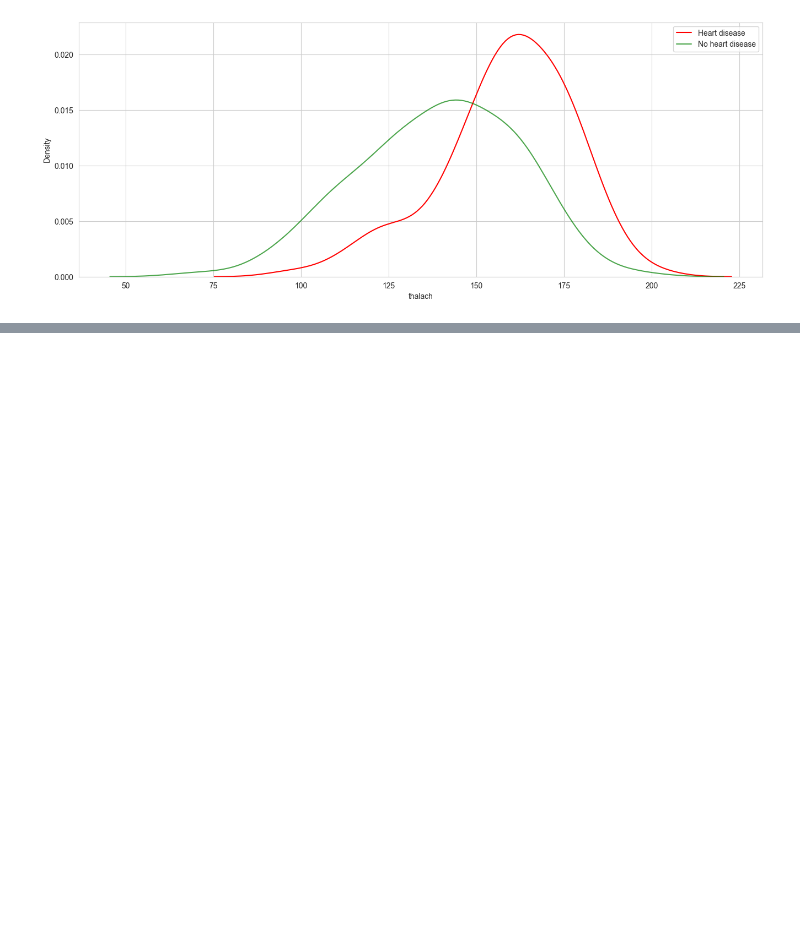
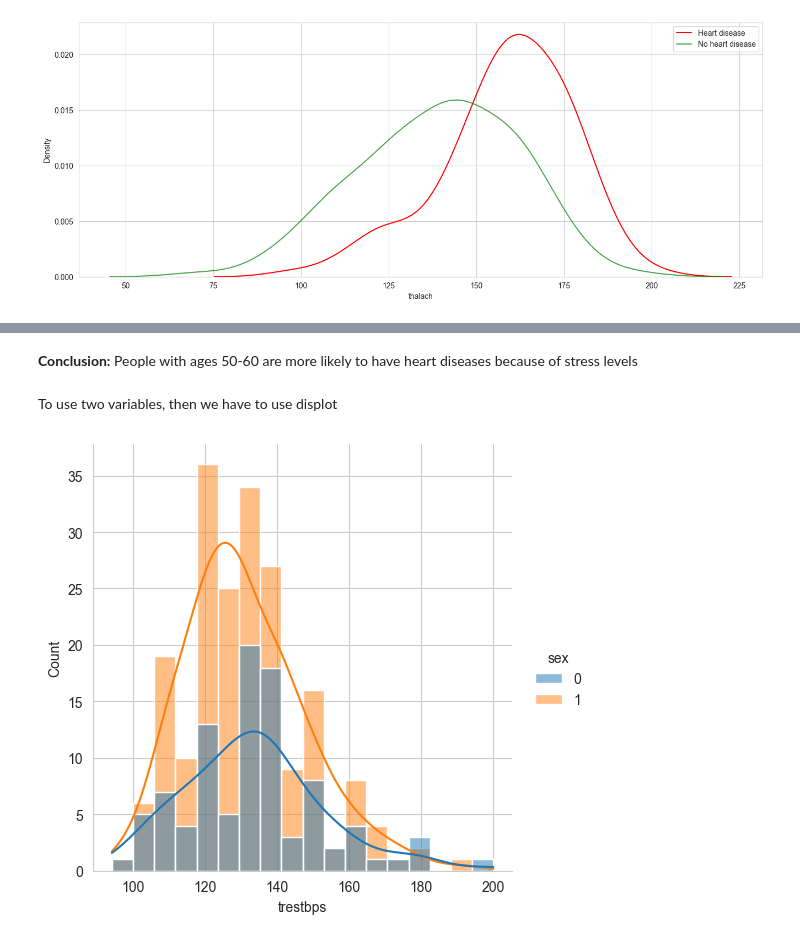
Before and after one commit to Lynne2002/heart_disease-data_visualization, a Jupyter notebook: index.ipynb, the cells around one changed output, grey strips where cells are left out. Saved outputs shown, nothing was run; the diff lists cells and outputs as text; code cells hidden in the pictures; blank space fills up the shorter version.

```diff
--- a/index.ipynb
+++ b/index.ipynb
@@ -544,0 +566,10 @@ plt.show()
+# %% [markdown]
+**Conclusion:** People with ages 50-60 are more likely to have heart diseases because of stress levels
+# %% [markdown]
+To use two variables, then we have to use displot
+# %%
+# trestbps = resting blood pressure
+sns.displot(data = data_df, kde= True, x = 'trestbps', hue = 'sex')
+plt.show()
+# %% [output]
+[figure, added]
```
Also changed, not shown: parts of 6 cells of this notebook.
